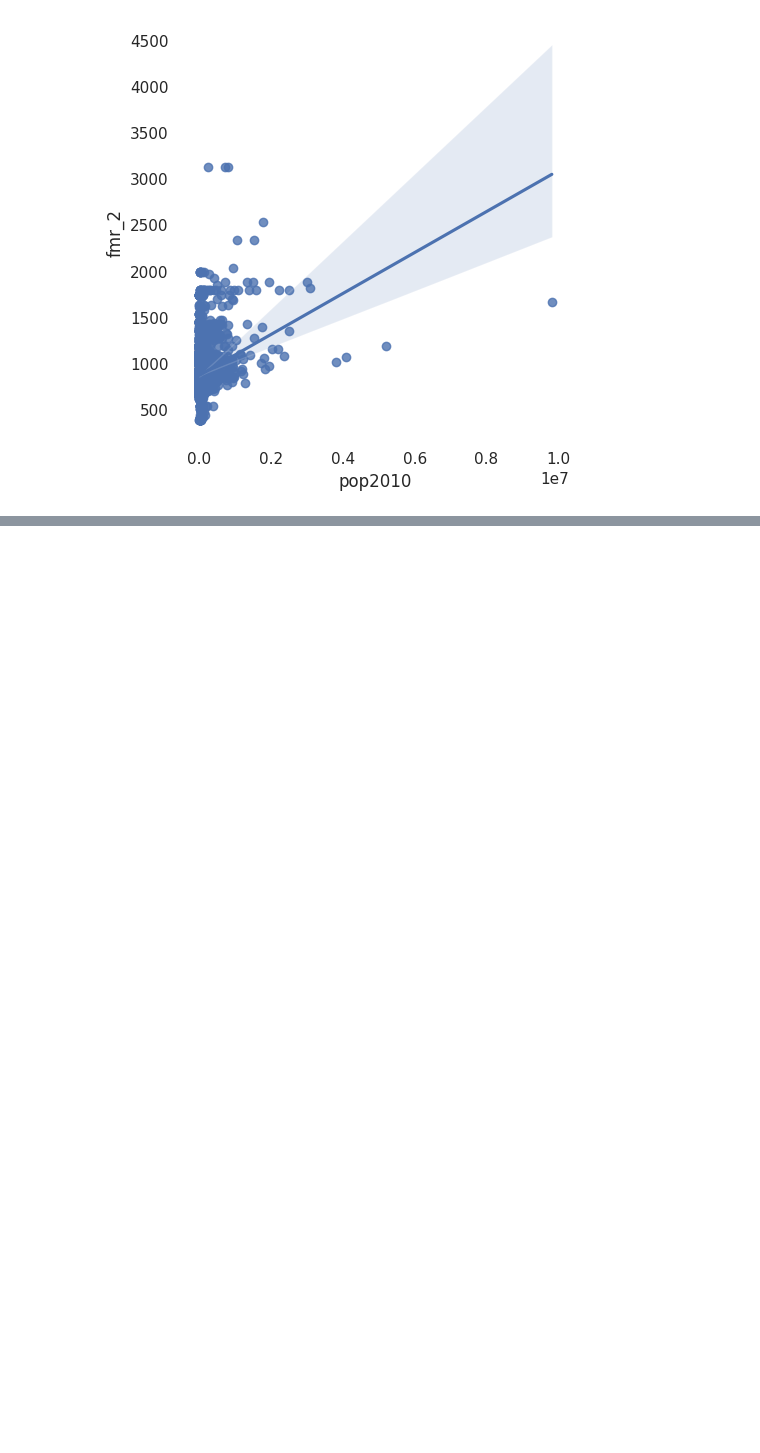
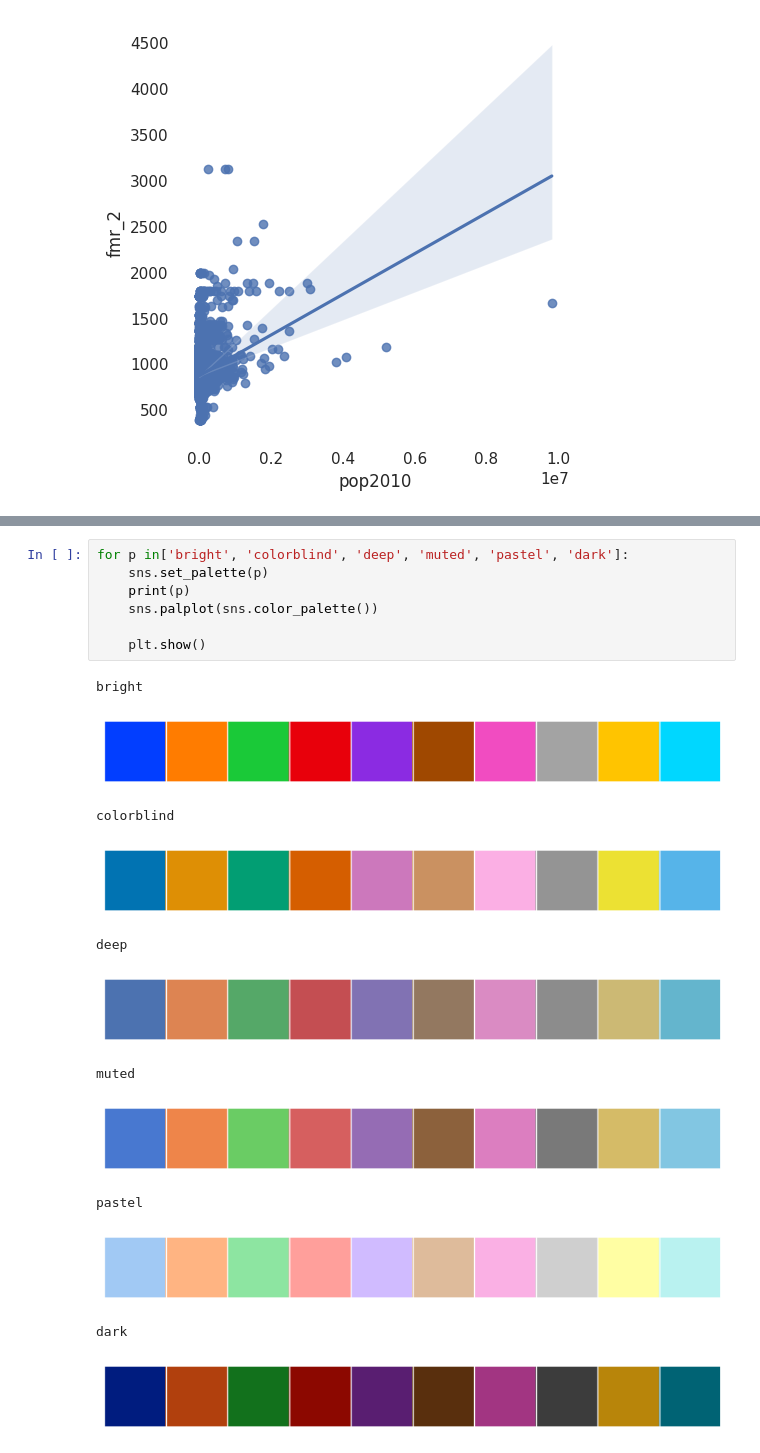
Before and after one commit to Kinetics20/Data_viz_lab, a Jupyter notebook: seaborn_v1.ipynb, the cells around one changed output, grey strips where cells are left out. Saved outputs shown, nothing was run; the diff lists cells and outputs as text; blank space fills up the shorter version.

```diff
--- a/seaborn_v1.ipynb
+++ b/seaborn_v1.ipynb
@@ -137,0 +162,20 @@ plt.show()
+# %%
+for p in['bright', 'colorblind', 'deep', 'muted', 'pastel', 'dark']:
+    sns.set_palette(p)
+    print(p)
+    sns.palplot(sns.color_palette())
+
+    plt.show()
+# %% [output]
+bright
+[figure, added]
+colorblind
+[figure, added]
+deep
+[figure, added]
+muted
+[figure, added]
+pastel
+[figure, added]
+dark
+[figure, added]
```
Also changed, not shown: parts of 65 cells of this notebook, 9 other files.
